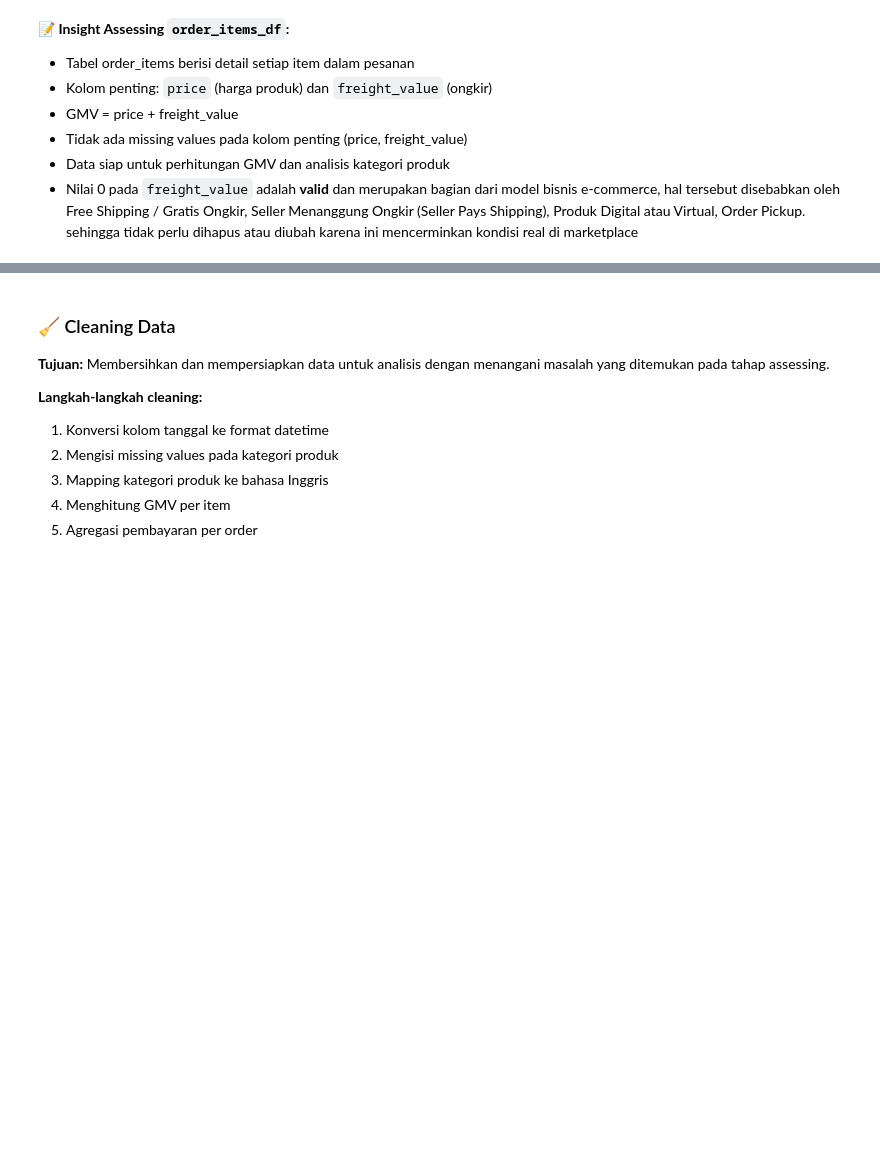
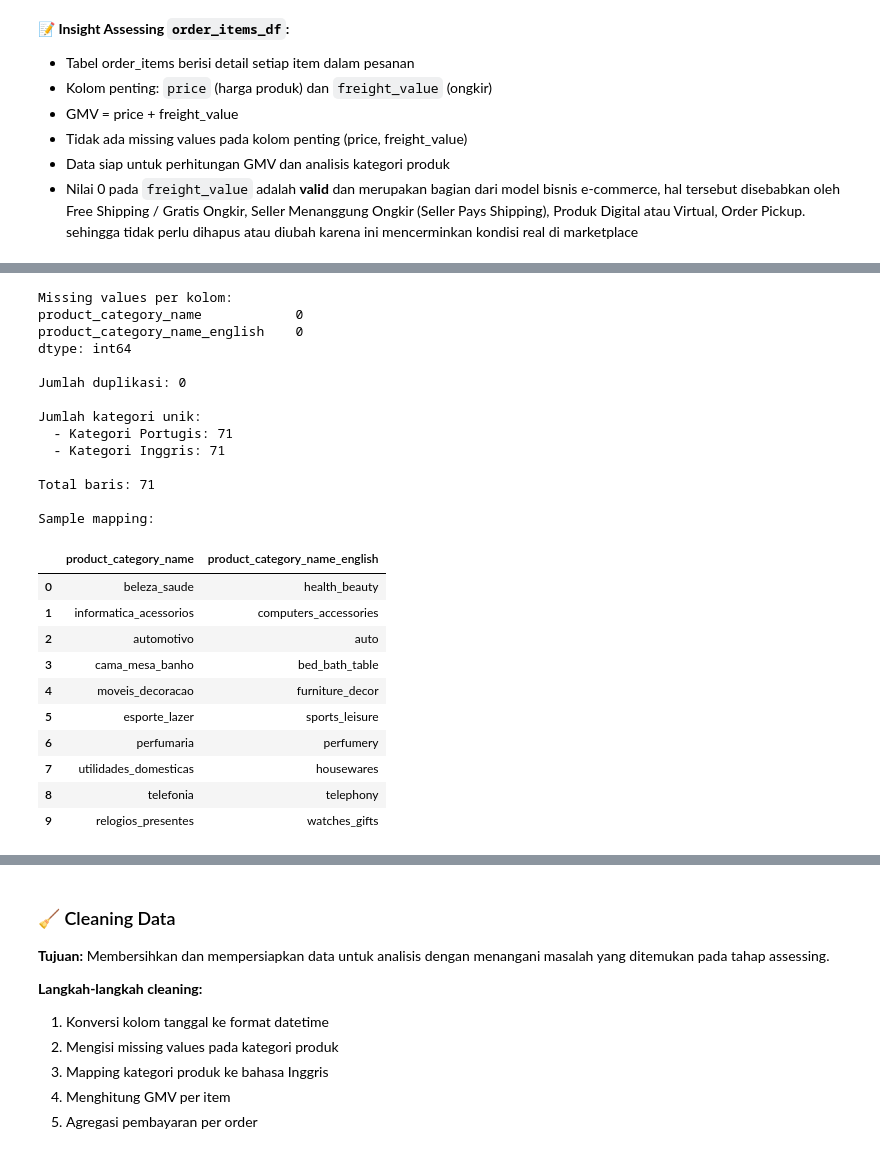
Before and after one commit to mikhlasnr/dicoding-final-project-python, a Jupyter notebook: notebook.ipynb, the cells around one changed output, grey strips where cells are left out. Cells and saved outputs as stored; diff of their text form; code cells hidden in the pictures; blank space fills up the shorter version.

```diff
--- a/notebook.ipynb
+++ b/notebook.ipynb
@@ -383,0 +649,40 @@ Sample data order_items:
+# %%
+# Mengecek missing values dan duplikasi
+print("Missing values per kolom:")
+print(product_category_df.isna().sum())
+print(f"\nJumlah duplikasi: {product_category_df.duplicated().sum()}")
+print(f"\nJumlah kategori unik:")
+if 'product_category_name' in product_category_df.columns:
+    print(f"  - Kategori Portugis: {product_category_df['product_category_name'].nunique()}")
+if 'product_category_name_english' in product_category_df.columns:
+    print(f"  - Kategori Inggris: {product_category_df['product_category_name_english'].nunique()}")
+print(f"\nTotal baris: {len(product_category_df):,}")
+print(f"\nSample mapping:")
+if 'product_category_name' in product_category_df.columns and 'product_category_name_english' in product_category_df.columns:
+    display(product_category_df.head(10))
+# %% [output]
+Missing values per kolom:
+product_category_name            0
+product_category_name_english    0
+dtype: int64
+
+Jumlah duplikasi: 0
+
+Jumlah kategori unik:
+  - Kategori Portugis: 71
+  - Kategori Inggris: 71
+
+Total baris: 71
+
+Sample mapping:
+|  | product_category_name | product_category_name_english |
+| 0 | beleza_saude | health_beauty |
+| 1 | informatica_acessorios | computers_accessories |
+| 2 | automotivo | auto |
+| 3 | cama_mesa_banho | bed_bath_table |
+| 4 | moveis_decoracao | furniture_decor |
+| 5 | esporte_lazer | sports_leisure |
+| 6 | perfumaria | perfumery |
+| 7 | utilidades_domesticas | housewares |
+| 8 | telefonia | telephony |
+| 9 | relogios_presentes | watches_gifts |
```
Also changed, not shown: parts of 29 cells of this notebook, 9 other files.
